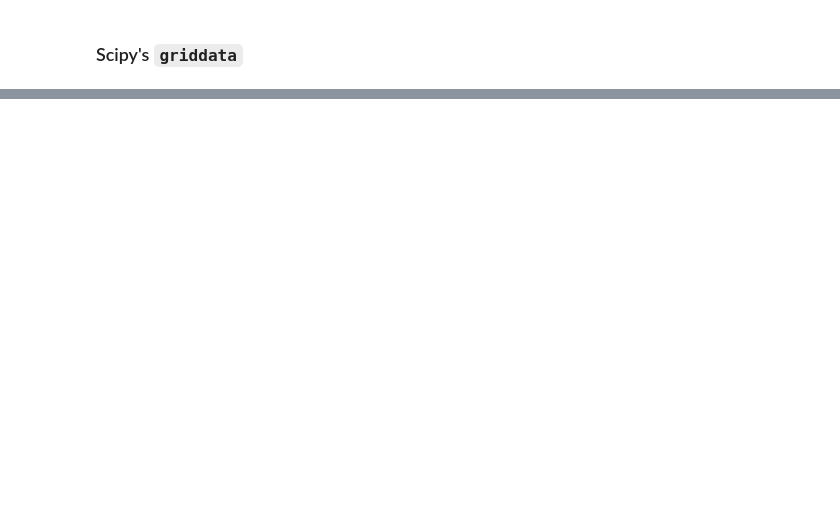
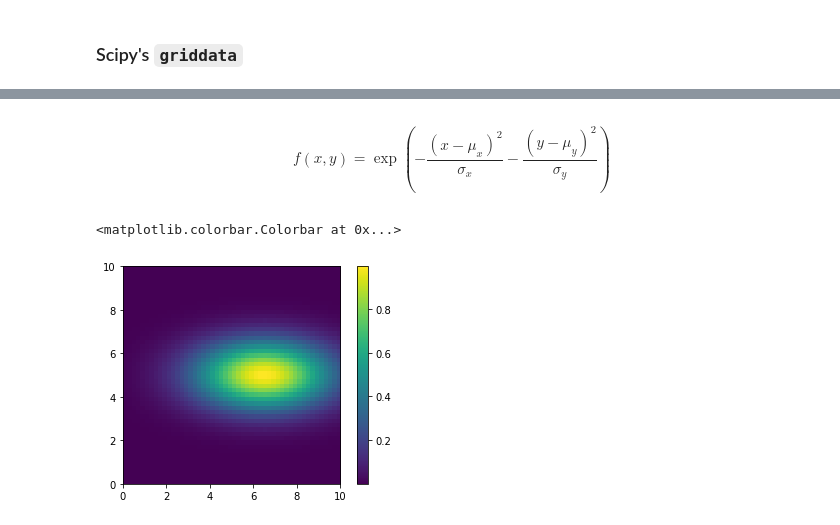
Before and after one commit to bozso/python_course, a Jupyter notebook: notebooks/scipy.ipynb, the cells around one changed output, grey strips where cells are left out. Drawn from its saved outputs; the diff is of its cells as text; code cells hidden in the pictures; blank space fills up the shorter version.

```diff
--- a/notebooks/scipy.ipynb
+++ b/notebooks/scipy.ipynb
@@ -348,0 +373,2 @@ from scipy import interpolate as intp
+# %%
+y, x = np.mgrid[5:0:-1, 0:6]
@@ -352,0 +412,16 @@ from scipy import interpolate as intp
+# %% [markdown]
+$$ f(x, y) =  \exp\left(-\frac{(x - \mu_x)^2}{\sigma_x} - \frac{(y - \mu_y)^2}{\sigma_y}\right) $$
+# %%
+def gauss(x, y, mean=(1.0, 2.0), sigma=(1.0,1.0)):
+    return np.exp(-((x - mean[0])**2 / sigma[0] + (y - mean[1])**2 / sigma[1]))
+# %%
+y, x = np.mgrid[0:10:50j, 0:10:50j]
+val = gauss(x, y, mean=(6.5, 5.0), sigma=(10.0,2.5))
+# %%
+left, right, bottom, top = x.min(), x.max(), y.min(), y.max()
+# %%
+plt.imshow(val, extent=(left, right, bottom, top))
+plt.colorbar()
+# %% [output]
+<matplotlib.colorbar.Colorbar at 0x...>
+[figure, added]
```
Also changed, not shown: parts of 20 cells of this notebook, 2 other files.
